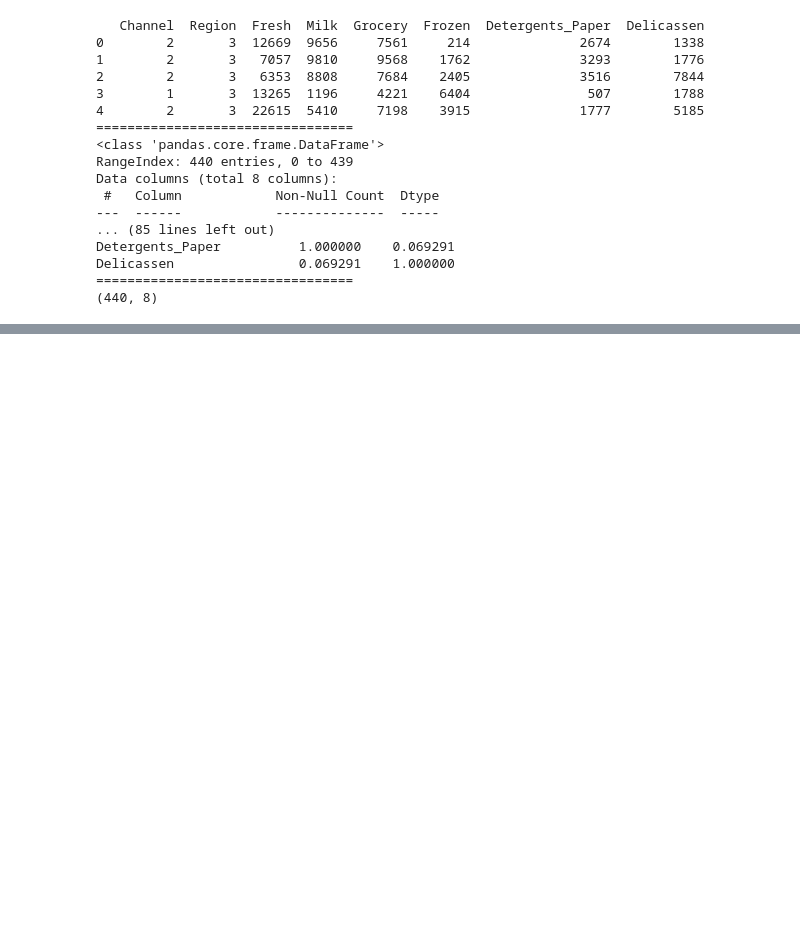
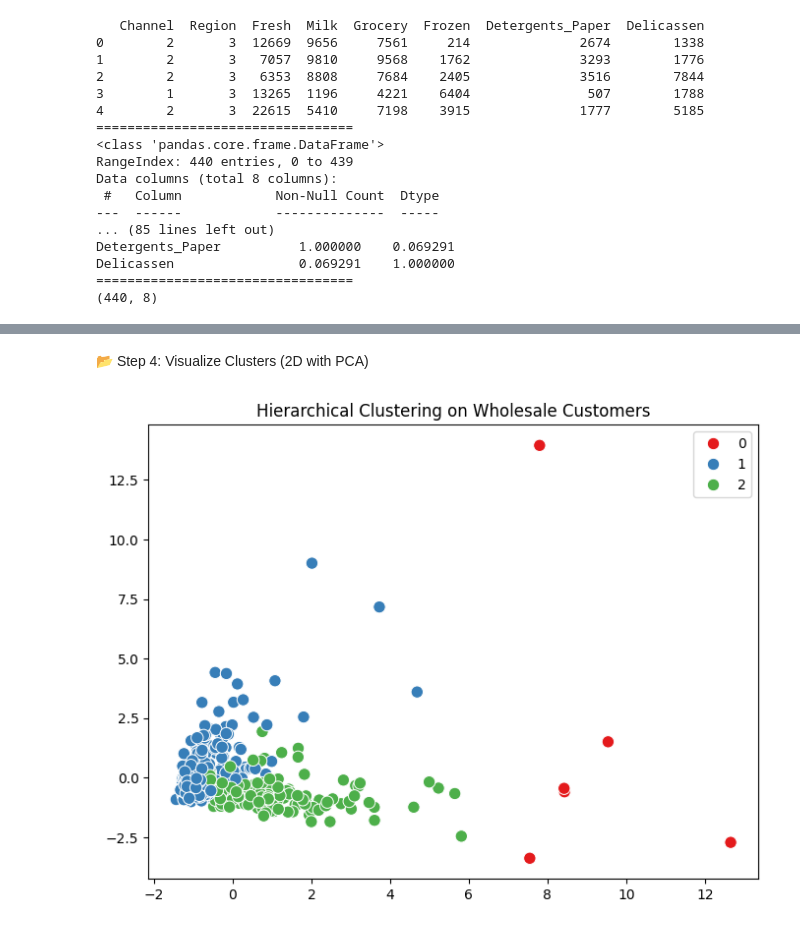
Before and after one commit to dinraj910/Unsupervised-Learning, a Jupyter notebook: Hierarchical Clustering/Wholesale Customers/wholesale_customers.ipynb, the cells around one changed output, grey strips where cells are left out. Saved outputs shown, nothing was run; the diff lists cells and outputs as text; code cells hidden in the pictures; blank space fills up the shorter version.

```diff
--- a/Hierarchical Clustering/Wholesale Customers/wholesale_customers.ipynb
+++ b/Hierarchical Clustering/Wholesale Customers/wholesale_customers.ipynb
@@ -59,0 +78,10 @@ Delicassen                0.069291    1.000000
+# %%
+from sklearn.cluster import AgglomerativeClustering
+
+# Let's say we want 3 clusters (you can decide from dendrogram)
+hc = AgglomerativeClustering(n_clusters=3, metric='euclidean', linkage='ward')
+labels = hc.fit_predict(X_scaled)
+
+# Add cluster labels to data
+data["Cluster"] = labels
+print(data.groupby("Cluster").mean())
@@ -59,0 +100,15 @@ Delicassen                0.069291    1.000000
+# %% [markdown]
+📂 Step 4: Visualize Clusters (2D with PCA)
+# %%
+from sklearn.decomposition import PCA
+
+# Reduce to 2D for visualization
+pca = PCA(n_components=2)
+X_pca = pca.fit_transform(X_scaled)
+
+plt.figure(figsize=(8, 6))
+sns.scatterplot(x=X_pca[:,0], y=X_pca[:,1], hue=labels, palette="Set1", s=80)
+plt.title("Hierarchical Clustering on Wholesale Customers")
+plt.show()
+# %% [output]
+[figure, added]
```
Also changed, not shown: parts of 5 cells of this notebook.
